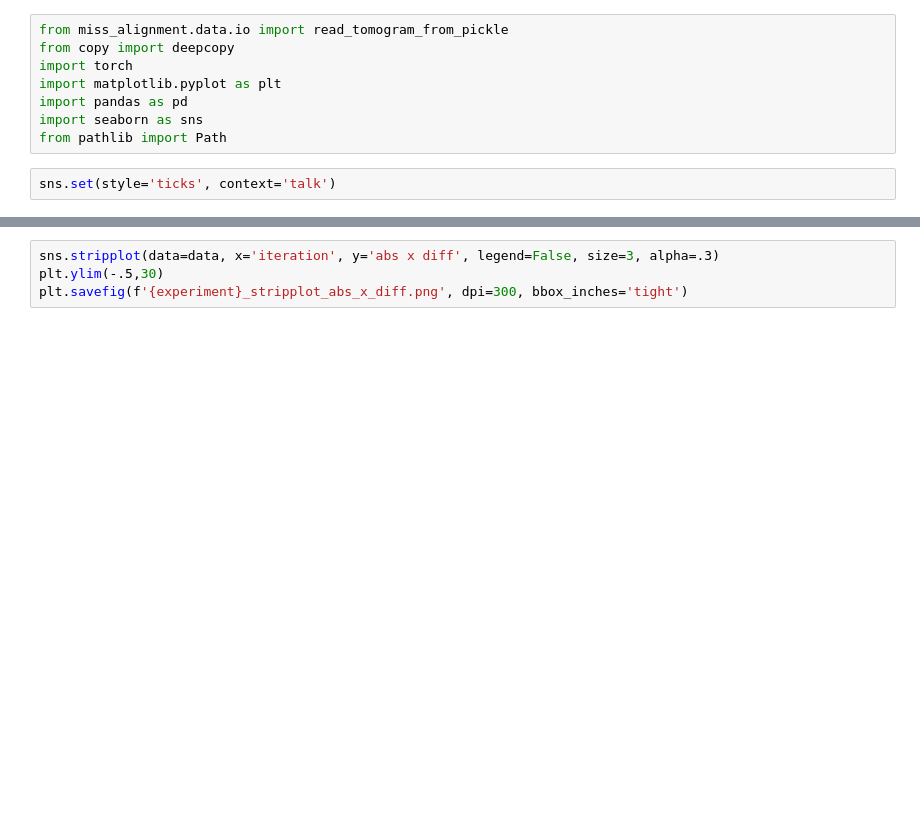
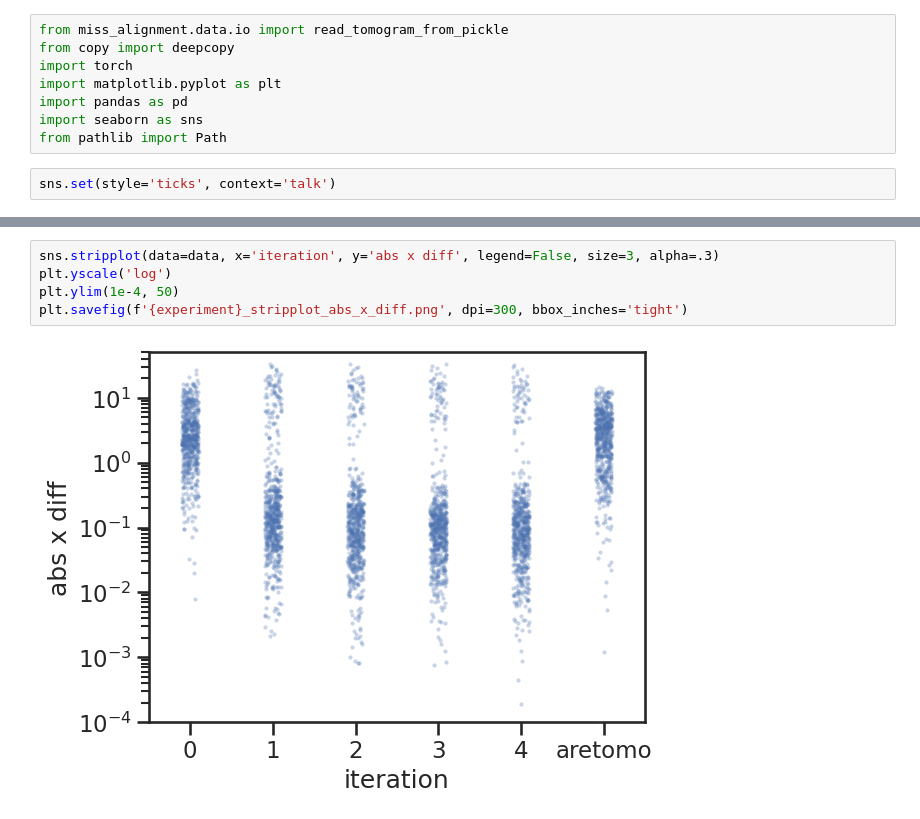
Before and after one commit to warpem/miss-alignment, a Jupyter notebook: paper/notebooks/shrec_eval/visualize_iterations.ipynb, the cells around one changed output, grey strips where cells are left out. Saved outputs shown, nothing was run; the diff lists cells and outputs as text; blank space fills up the shorter version.

```diff
--- a/paper/notebooks/shrec_eval/visualize_iterations.ipynb
+++ b/paper/notebooks/shrec_eval/visualize_iterations.ipynb
@@ -125,4 +129,7 @@ plt.savefig(f'{experiment}_stripplot_abs_y_diff.png', dpi=300, bbox_inches='tigh
 # %%
 sns.stripplot(data=data, x='iteration', y='abs x diff', legend=False, size=3, alpha=.3)
-plt.ylim(-.5,30)
+plt.yscale('log')
+plt.ylim(1e-4, 50)
 plt.savefig(f'{experiment}_stripplot_abs_x_diff.png', dpi=300, bbox_inches='tight')
+# %% [output]
+[figure, added]
```
Also changed, not shown: parts of 2 cells of this notebook, 24 other files.
